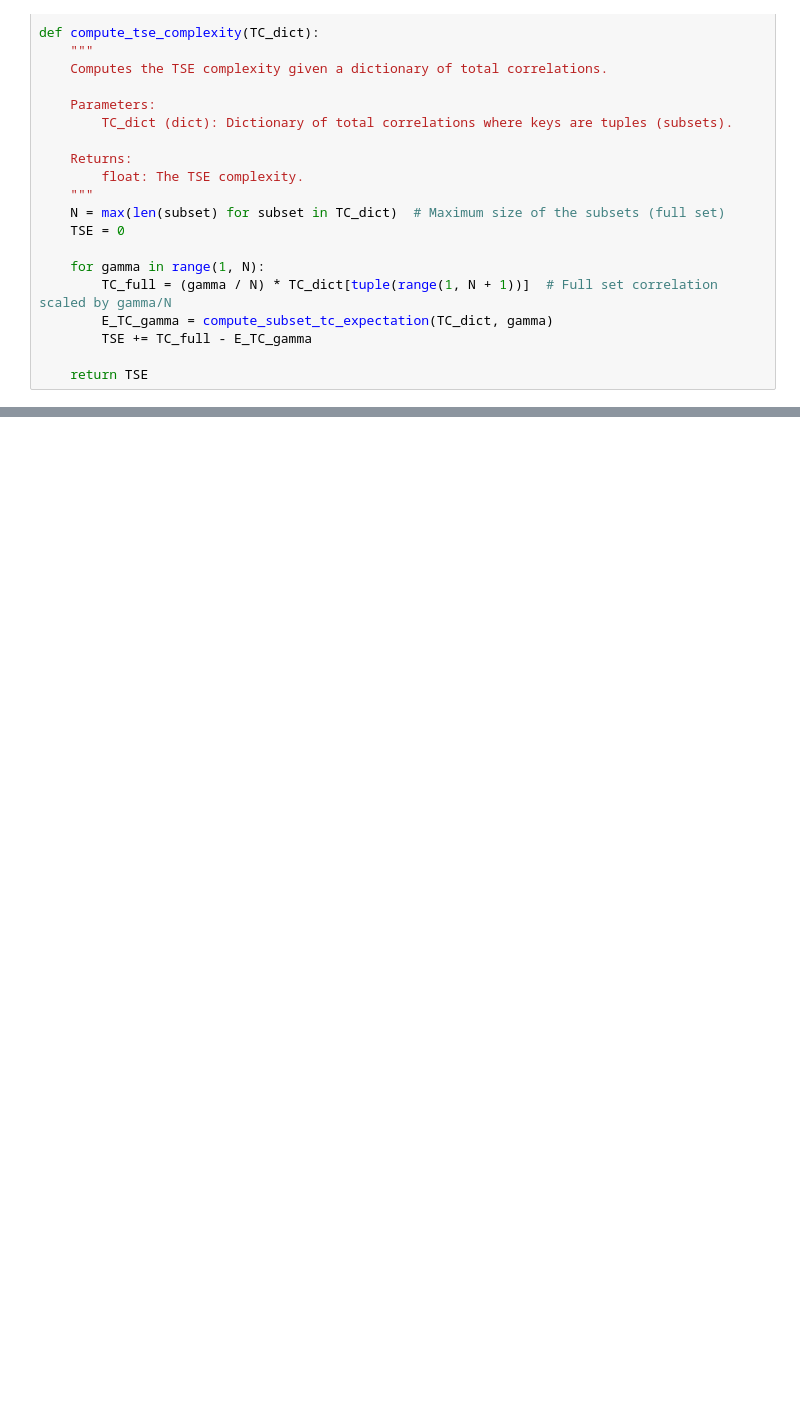
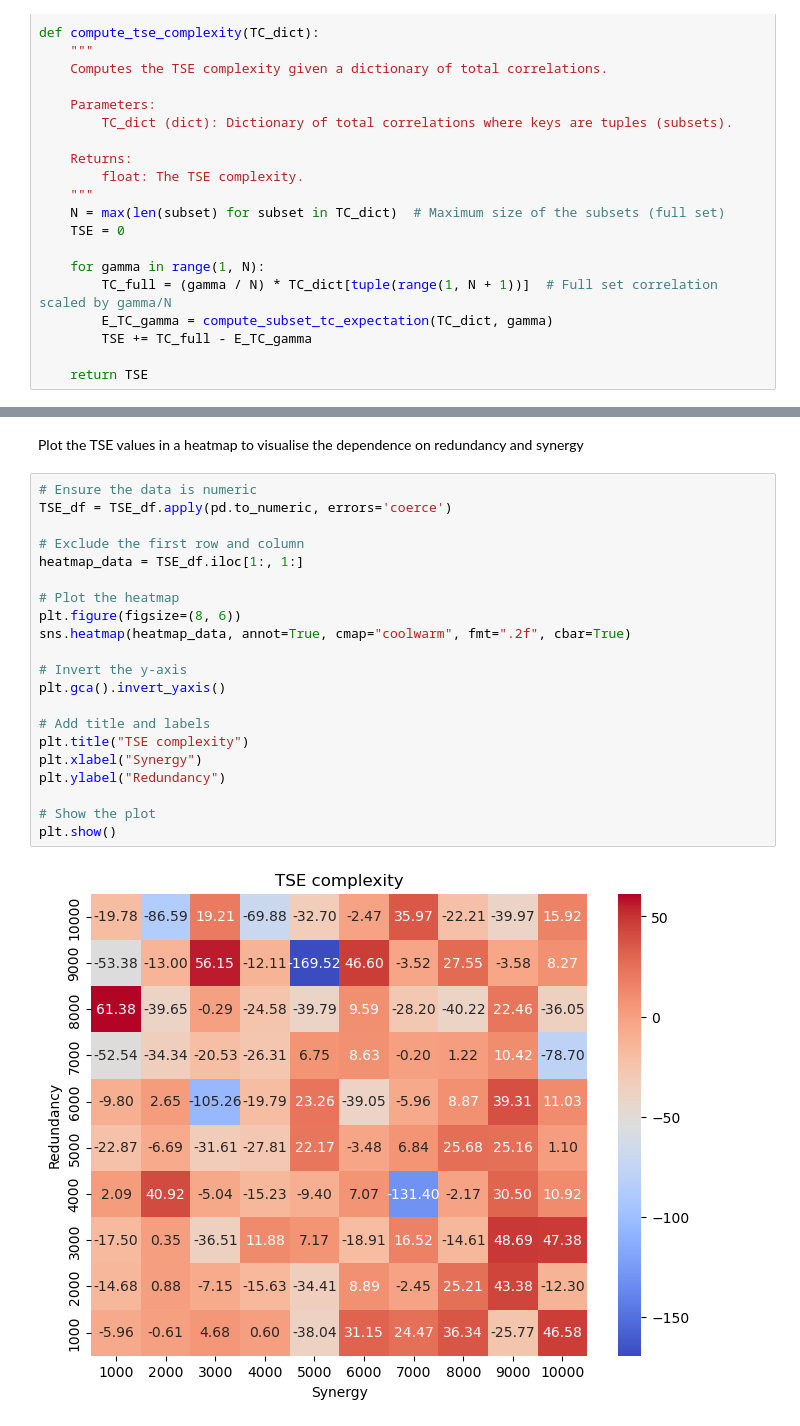
Before and after one commit to cyrilrommens/PhD_1, a Jupyter notebook: generate_hypernetworks.ipynb, the cells around one changed output, grey strips where cells are left out. Cells and saved outputs as stored; diff of their text form; blank space fills up the shorter version.

```diff
--- a/generate_hypernetworks.ipynb
+++ b/generate_hypernetworks.ipynb
@@ -242,0 +274,25 @@ def compute_tse_complexity(TC_dict):
+# %% [markdown]
+Plot the TSE values in a heatmap to visualise the dependence on redundancy and synergy
+# %%
+# Ensure the data is numeric
+TSE_df = TSE_df.apply(pd.to_numeric, errors='coerce')
+
+# Exclude the first row and column
+heatmap_data = TSE_df.iloc[1:, 1:]
+
+# Plot the heatmap
+plt.figure(figsize=(8, 6))
+sns.heatmap(heatmap_data, annot=True, cmap="coolwarm", fmt=".2f", cbar=True)
+
+# Invert the y-axis
+plt.gca().invert_yaxis()
+
+# Add title and labels
+plt.title("TSE complexity")
+plt.xlabel("Synergy")
+plt.ylabel("Redundancy")
+
+# Show the plot
+plt.show()
+# %% [output]
+[figure, added]
```
Also changed, not shown: parts of 15 cells of this notebook, 4 other files.
